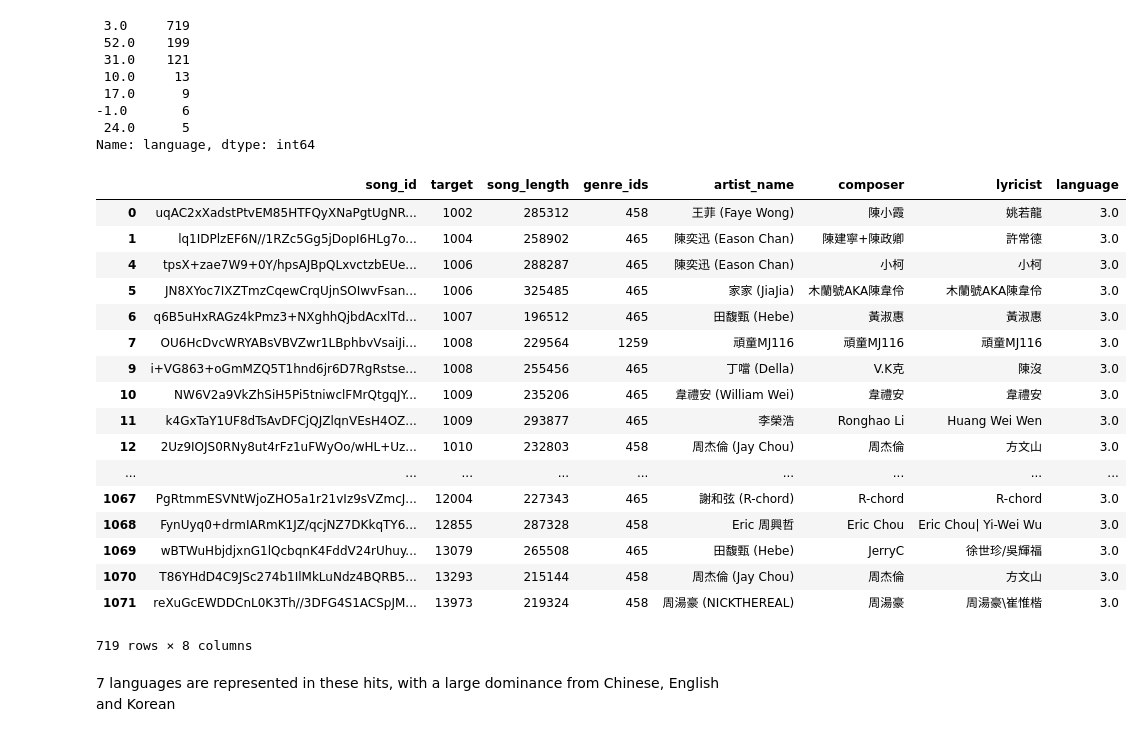
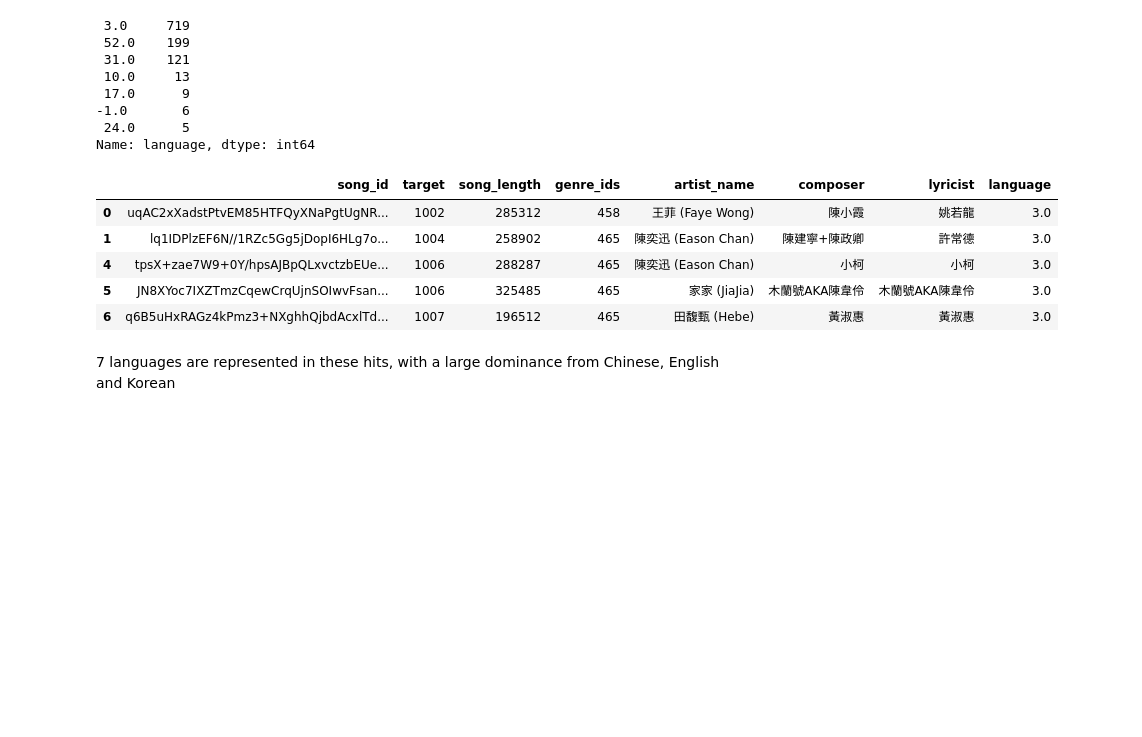
Before and after one commit to PaulPruliere/wsdm, a Jupyter notebook: wsdm.ipynb, the cells around one changed output. Saved outputs shown, nothing was run; the diff lists cells and outputs as text; code cells hidden in the pictures; blank space fills up the shorter version.

```diff
--- a/wsdm.ipynb
+++ b/wsdm.ipynb
@@ -367,26 +353,14 @@ hits.language.value_counts()
  24.0      5
 Name: language, dtype: int64
 # %%
-hits[hits.language == 3]
+hits[hits.language == 3].head()
 # %% [output]
 |  | song_id | target | song_length | genre_ids | artist_name | composer | lyricist | language |
 | 0 | uqAC2xXadstPtvEM85HTFQyXNaPgtUgNR... | 1002 | 285312 | 458 | 王菲 (Faye Wong) | 陳小霞 | 姚若龍 | 3.0 |
 | 1 | lq1IDPlzEF6N//1RZc5Gg5jDopI6HLg7o... | 1004 | 258902 | 465 | 陳奕迅 (Eason Chan) | 陳建寧+陳政卿 | 許常德 | 3.0 |
 | 4 | tpsX+zae7W9+0Y/hpsAJBpQLxvctzbEUe... | 1006 | 288287 | 465 | 陳奕迅 (Eason Chan) | 小柯 | 小柯 | 3.0 |
 | 5 | JN8XYoc7IXZTmzCqewCrqUjnSOIwvFsan... | 1006 | 325485 | 465 | 家家 (JiaJia) | 木蘭號AKA陳韋伶 | 木蘭號AKA陳韋伶 | 3.0 |
 | 6 | q6B5uHxRAGz4kPmz3+NXghhQjbdAcxlTd... | 1007 | 196512 | 465 | 田馥甄 (Hebe) | 黃淑惠 | 黃淑惠 | 3.0 |
-| 7 | OU6HcDvcWRYABsVBVZwr1LBphbvVsaiJi... | 1008 | 229564 | 1259 | 頑童MJ116 | 頑童MJ116 | 頑童MJ116 | 3.0 |
-| 9 | i+VG863+oGmMZQ5T1hnd6jr6D7RgRstse... | 1008 | 255456 | 465 | 丁噹 (Della) | V.K克 | 陳沒 | 3.0 |
-| 10 | NW6V2a9VkZhSiH5Pi5tniwclFMrQtgqJY... | 1009 | 235206 | 465 | 韋禮安 (William Wei) | 韋禮安 | 韋禮安 | 3.0 |
-| 11 | k4GxTaY1UF8dTsAvDFCjQJZlqnVEsH4OZ... | 1009 | 293877 | 465 | 李榮浩 | Ronghao Li | Huang Wei Wen | 3.0 |
-| 12 | 2Uz9IOJS0RNy8ut4rFz1uFWyOo/wHL+Uz... | 1010 | 232803 | 458 | 周杰倫 (Jay Chou) | 周杰倫 | 方文山 | 3.0 |
-| ... | ... | ... | ... | ... | ... | ... | ... | ... |
-| 1067 | PgRtmmESVNtWjoZHO5a1r21vIz9sVZmcJ... | 12004 | 227343 | 465 | 謝和弦 (R-chord) | R-chord | R-chord | 3.0 |
-| 1068 | FynUyq0+drmIARmK1JZ/qcjNZ7DKkqTY6... | 12855 | 287328 | 458 | Eric 周興哲 | Eric Chou | Eric Chou| Yi-Wei Wu | 3.0 |
-| 1069 | wBTWuHbjdjxnG1lQcbqnK4FddV24rUhuy... | 13079 | 265508 | 465 | 田馥甄 (Hebe) | JerryC | 徐世珍/吳輝福 | 3.0 |
-| 1070 | T86YHdD4C9JSc274b1IlMkLuNdz4BQRB5... | 13293 | 215144 | 458 | 周杰倫 (Jay Chou) | 周杰倫 | 方文山 | 3.0 |
-| 1071 | reXuGcEWDDCnL0K3Th//3DFG4S1ACSpJM... | 13973 | 219324 | 458 | 周湯豪 (NICKTHEREAL) | 周湯豪 | 周湯豪\崔惟楷 | 3.0 |
-719 rows × 8 columns
 # %% [markdown]
 7 languages are represented in these hits, with a large dominance from Chinese, English and Korean
 # %%
```
Also changed, not shown: parts of 18 cells of this notebook.
